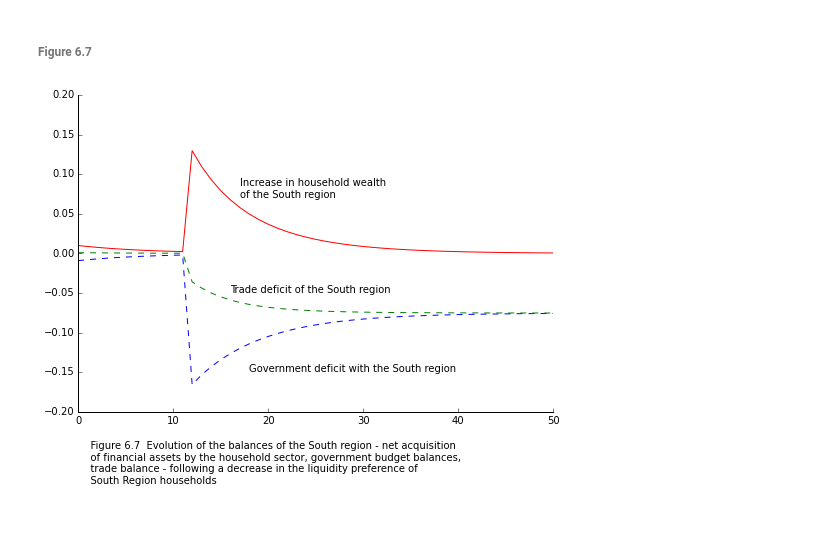
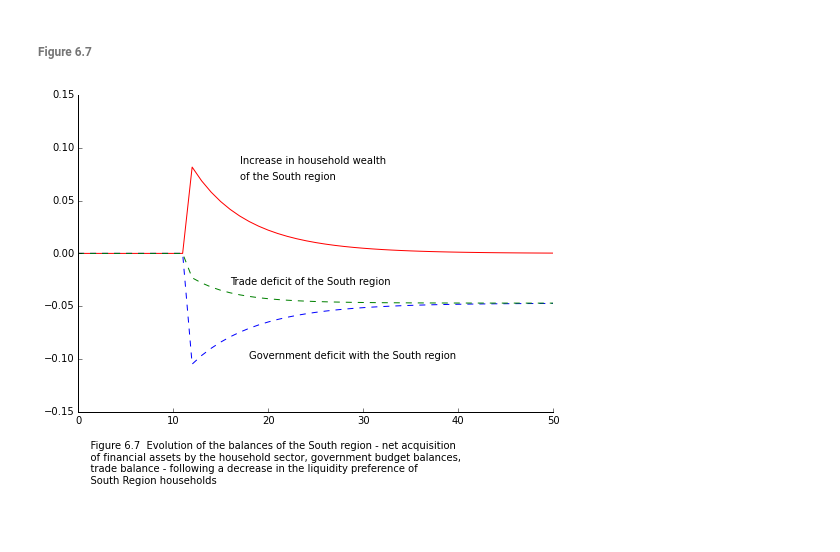
Before and after one commit to kennt/monetary-economics, a Jupyter notebook: Chapter 6 Model REG.ipynb, the cells around one changed output. Cells and saved outputs as stored; diff of their text form; code cells hidden in the pictures; blank space fills up the shorter version.

```diff
--- a/Chapter 6 Model REG.ipynb
+++ b/Chapter 6 Model REG.ipynb
@@ -73,8 +73,8 @@ def create_reg_model():
     model.add('XS = IMN')
     model.add('YDN = YN - TN + R(-1)*BhN(-1)')
     model.add('YDS = YS - TS + R(-1)*BhS(-1)')
-    model.add('TN = theta * (YN - R(-1)*BhN(-1))')
-    model.add('TS = theta * (YS - R(-1)*BhS(-1))')
+    model.add('TN = theta * (YN + R(-1)*BhN(-1))')
+    model.add('TS = theta * (YS + R(-1)*BhS(-1))')
     model.add('VN - VN(-1) = YDN - CN')
     model.add('VS - VS(-1) = YDS - CS')
     model.add('CN = alpha1N*YDN + alpha2N*VN(-1)')
@@ -403,34 +403,36 @@ caption = '''
     Figure 6.7  Evolution of the balances of the South region - net acquisition
     of financial assets by the household sector, government budget balances,
     trade balance - following a decrease in the liquidity preference of
     South Region households'''
 vsdata = [0] * len(lambda0S.solutions[5:])
 govdata = [0] * len(vsdata)
 tradedata = [0] * len(vsdata)
 
 for i in xrange(len(vsdata)):
     s = lambda0S.solutions[5+i] # This is the i iteration
     s_1 = lambda0S.solutions[4+i] # This is the i-1 iteration
     vsdata[i] = s['VS'] - s_1['VS']
     govdata[i] = s['TS'] -(s['GS'] + s['R']*s_1['BhS'])
     tradedata[i] = s['XS'] - s['IMS']
 
 fig = plt.figure()
 axes = fig.add_axes([0.1, 0.1, 1.1, 1.1])
 axes.tick_params(top='off', right='off')
 axes.spines['top'].set_visible(False)
 axes.spines['right'].set_visible(False)
-axes.set_ylim(-0.2, 0.2)
+axes.set_ylim(-0.15, 0.15)
 
 axes.plot(vsdata, linestyle='-', color='r')
 axes.plot(govdata, linestyle='--', color='b')
 axes.plot(tradedata, linestyle='--', color='g')
 
 # add labels
 plt.text(17, 0.085, 'Increase in household wealth')
 plt.text(17, 0.07, 'of the South region')
-plt.text(16, -.05, 'Trade deficit of the South region')
-plt.text(18, -.15, 'Government deficit with the South region')
+plt.text(16, -.03, 'Trade deficit of the South region')
+plt.text(18, -.1, 'Government deficit with the South region')
 fig.text(0.1, -.15, caption);
 # %% [output]
-[figure, old version]
+[figure, new version]
+# %% [markdown]
+#
```
Also changed, not shown: parts of 6 cells of this notebook, 7 other files.
